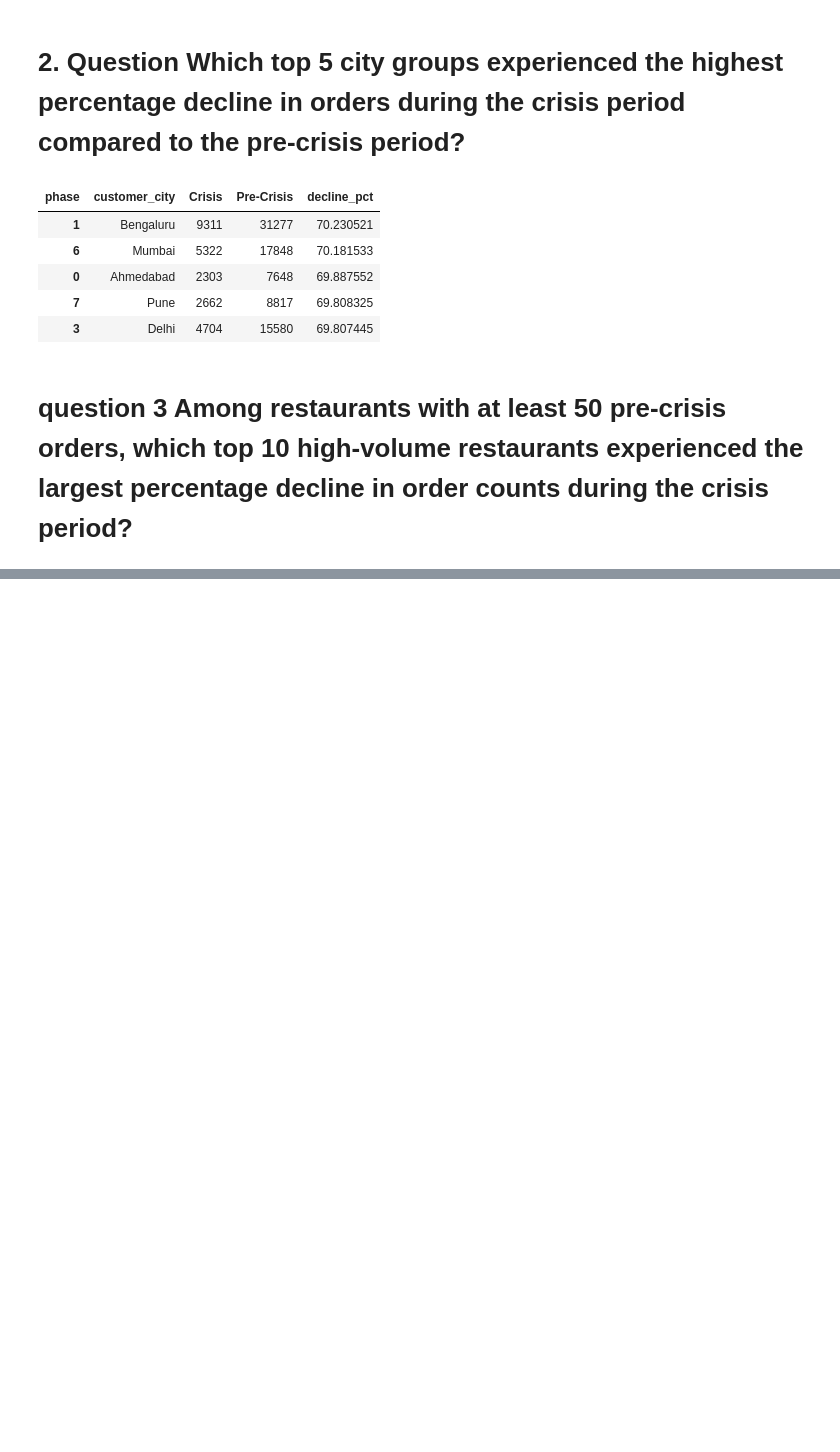
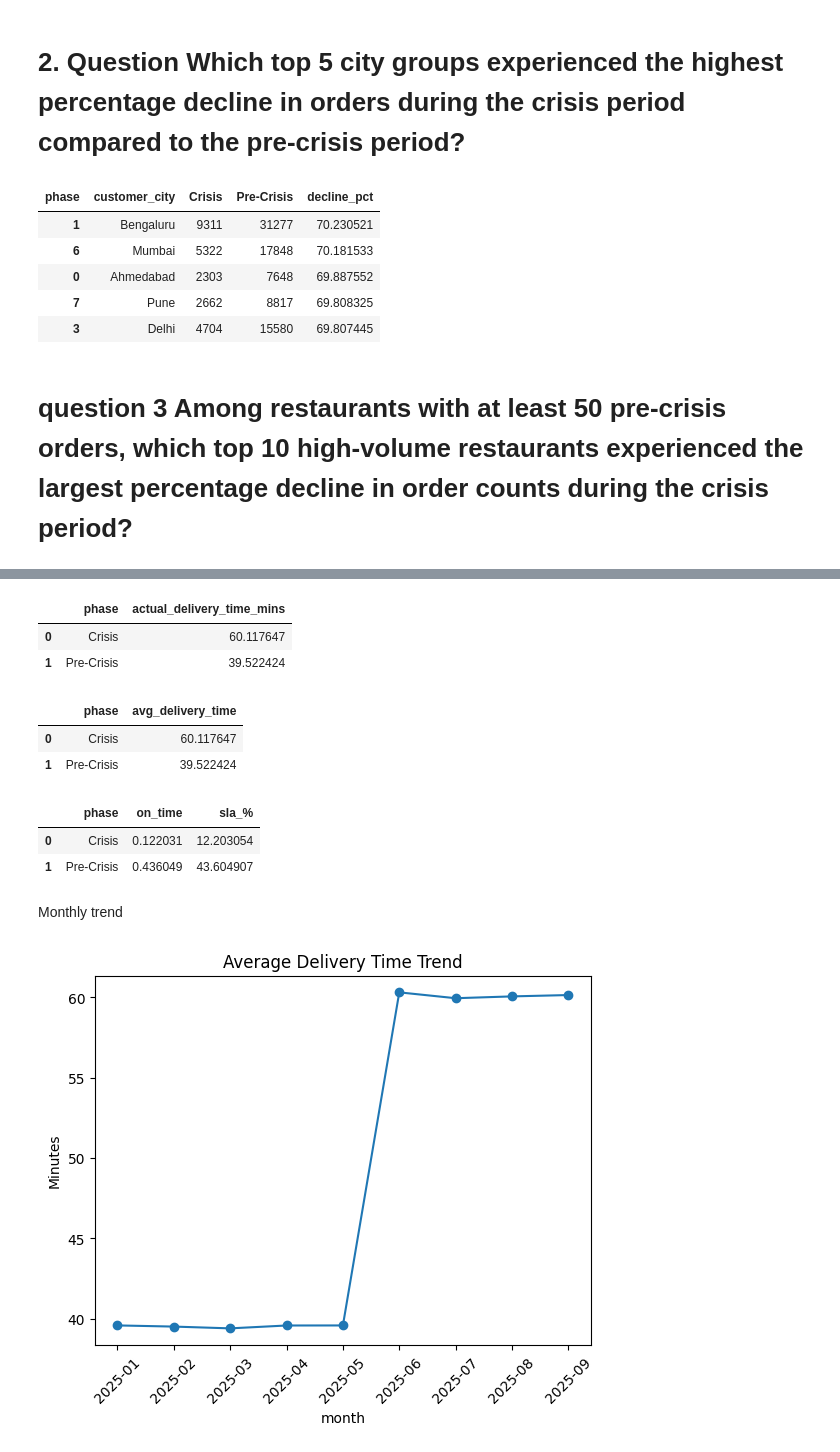
Before and after one commit to vandanvlog/FoodDelivery-Crisis-Analysis, a Jupyter notebook: research/data_cleaning.ipynb, the cells around one changed output, grey strips where cells are left out. Drawn from its saved outputs; the diff is of its cells as text; code cells hidden in the pictures; blank space fills up the shorter version.

```diff
--- a/research/data_cleaning.ipynb
+++ b/research/data_cleaning.ipynb
@@ -450,0 +552,40 @@ i
+# %%
+sla_phase = clean_data.groupby('phase')['actual_delivery_time_mins'].mean().reset_index()
+sla_phase
+# %% [output]
+|  | phase | actual_delivery_time_mins |
+| 0 | Crisis | 60.117647 |
+| 1 | Pre-Crisis | 39.522424 |
+# %%
+sla_phase.rename(columns={'actual_delivery_time_mins': 'avg_delivery_time'}, inplace=True)
+sla_phase
+# %% [output]
+|  | phase | avg_delivery_time |
+| 0 | Crisis | 60.117647 |
+| 1 | Pre-Crisis | 39.522424 |
+# %%
+clean_data['on_time'] = (
+    clean_data['actual_delivery_time_mins'] <= clean_data['expected_delivery_time_mins']
+).astype(int)
+# %%
+sla_compliance = clean_data.groupby('phase')['on_time'].mean().reset_index()
+sla_compliance['sla_%'] = sla_compliance['on_time'] * 100
+sla_compliance
+# %% [output]
+|  | phase | on_time | sla_% |
+| 0 | Crisis | 0.122031 | 12.203054 |
+| 1 | Pre-Crisis | 0.436049 | 43.604907 |
+# %% [markdown]
+Monthly trend
+# %%
+monthly_sla = clean_data.groupby('month')['actual_delivery_time_mins'].mean()
+
+import matplotlib.pyplot as plt
+
+monthly_sla.plot(marker='o')
+plt.title('Average Delivery Time Trend')
+plt. ylabel("Minutes")
+plt.xticks(rotation=45)
+plt.show()
+# %% [output]
+[figure, added]
```
Also changed, not shown: parts of 30 cells of this notebook.
